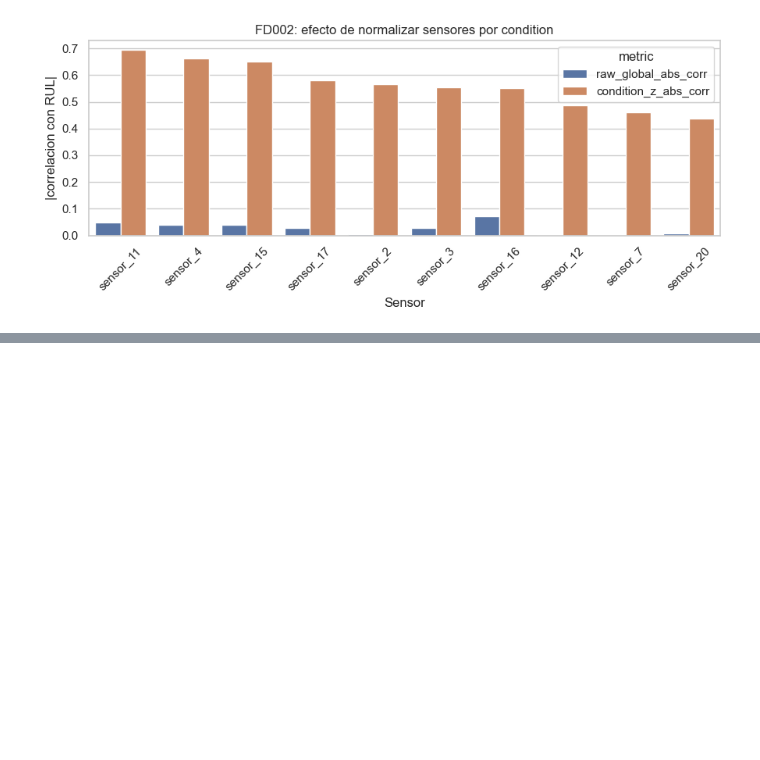
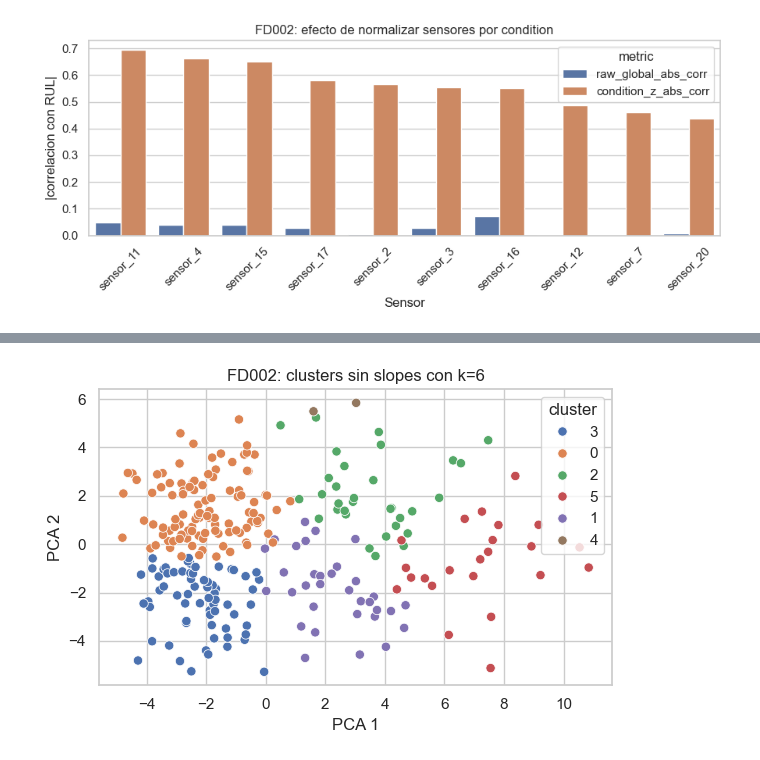
Before and after one commit to LautaroConejero/TPF-ML, a Jupyter notebook: notebooks/EDA/FD002/04_eda_fd002_conditions.ipynb, the cells around one changed output, grey strips where cells are left out. Saved outputs shown, nothing was run; the diff lists cells and outputs as text; code cells hidden in the pictures; blank space fills up the shorter version.

```diff
--- a/notebooks/EDA/FD002/04_eda_fd002_conditions.ipynb
+++ b/notebooks/EDA/FD002/04_eda_fd002_conditions.ipynb
@@ -401,0 +682,16 @@ plt.show()
+# %%
+no_slope_pca = PCA(n_components=2, random_state=RANDOM_STATE).fit_transform(X_no_slope)
+no_slope_pca = pd.DataFrame(no_slope_pca, columns=["pc1", "pc2"])
+no_slope_pca["cluster"] = cluster_no_slope.astype(str)
+
+fig, ax = plt.subplots(figsize=(6, 4))
+sns.scatterplot(data=no_slope_pca, x="pc1", y="pc2", hue="cluster", ax=ax, s=45)
+ax.set_title("FD002: clusters sin slopes con k=6")
+ax.set_xlabel("PCA 1")
+ax.set_ylabel("PCA 2")
+ax.legend(title="cluster")
+fig.tight_layout()
+fig.savefig(FIGURES_DIR / "fd002_condition_normalized_cluster_no_slope_pca.png", dpi=150)
+plt.show()
+# %% [output]
+[figure, added]
```
Also changed, not shown: parts of 14 cells of this notebook, 42 other files.
